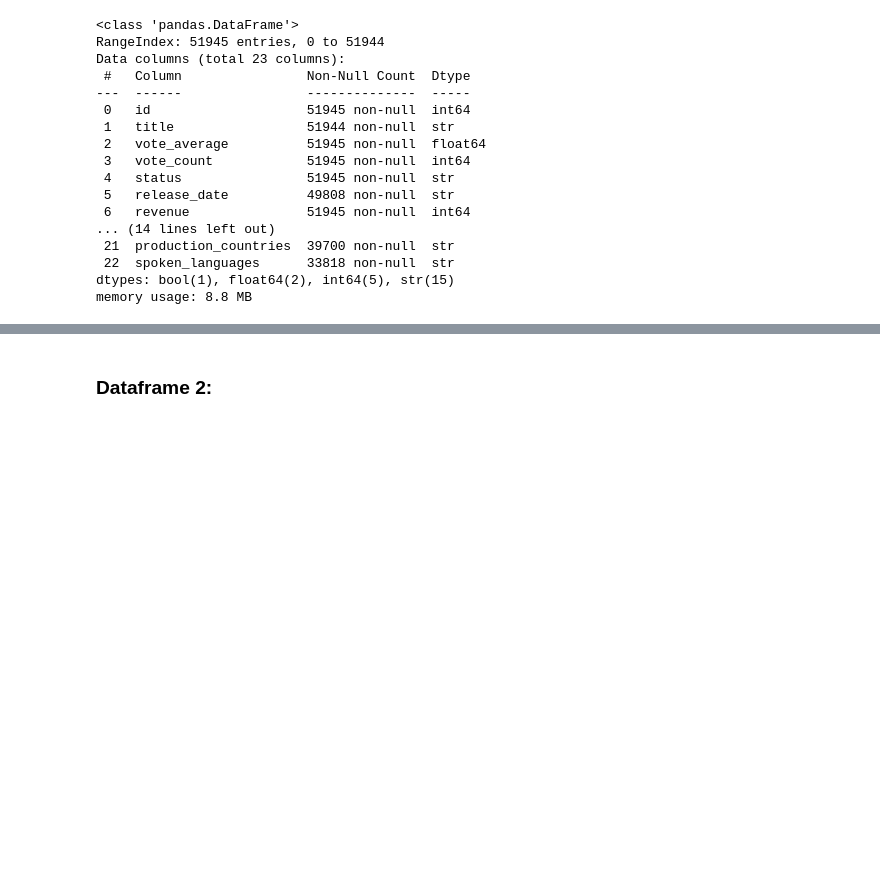
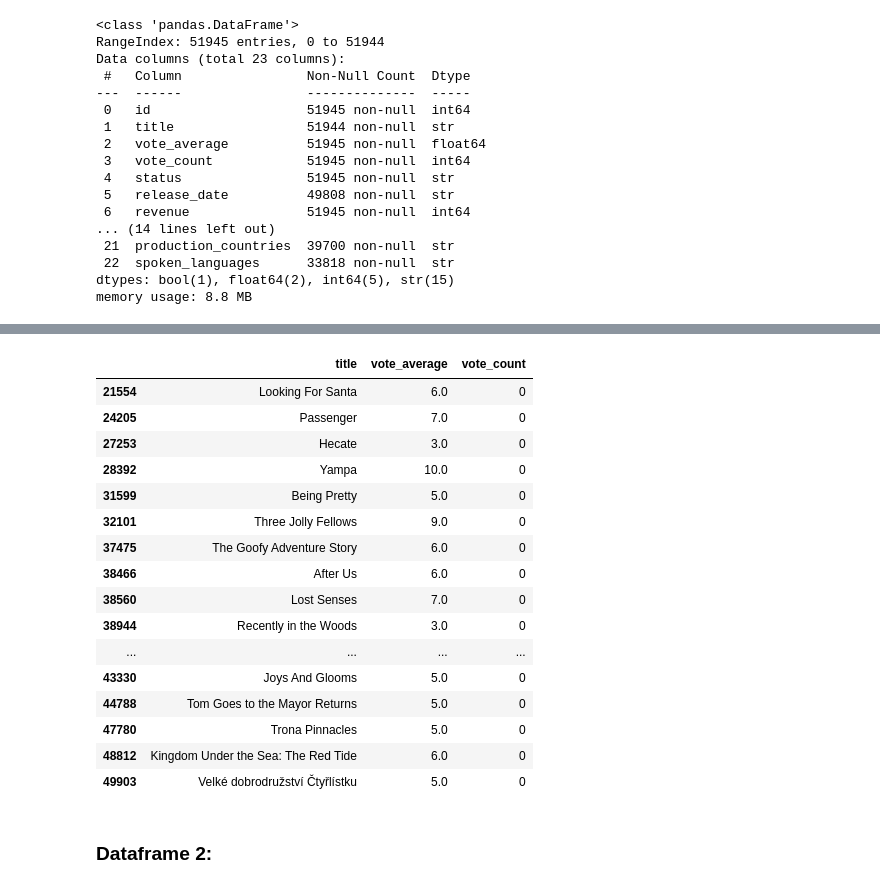
Before and after one commit to egarr831/EGarrison_ModC_Milestone1_Weeks1-6, a Jupyter notebook: Week1.ipynb, the cells around one changed output, grey strips where cells are left out. Drawn from its saved outputs; the diff is of its cells as text; code cells hidden in the pictures; blank space fills up the shorter version.

```diff
--- a/Week1.ipynb
+++ b/Week1.ipynb
@@ -41,3 +202,26 @@ memory usage: 8.8 MB
+# %%
+df1_animation[
+    (df1_animation["vote_count"] == 0) &
+    (df1_animation["vote_average"] != 0)
+][["title", "vote_average", "vote_count"]]
+# %% [output]
+|  | title | vote_average | vote_count |
+| 21554 | Looking For Santa | 6.0 | 0 |
+| 24205 | Passenger | 7.0 | 0 |
+| 27253 | Hecate | 3.0 | 0 |
+| 28392 | Yampa | 10.0 | 0 |
+| 31599 | Being Pretty | 5.0 | 0 |
+| 32101 | Three Jolly Fellows | 9.0 | 0 |
+| 37475 | The Goofy Adventure Story | 6.0 | 0 |
+| 38466 | After Us | 6.0 | 0 |
+| 38560 | Lost Senses | 7.0 | 0 |
+| 38944 | Recently in the Woods | 3.0 | 0 |
+| ... | ... | ... | ... |
+| 43330 | Joys And Glooms | 5.0 | 0 |
+| 44788 | Tom Goes to the Mayor Returns | 5.0 | 0 |
+| 47780 | Trona Pinnacles | 5.0 | 0 |
+| 48812 | Kingdom Under the Sea: The Red Tide | 6.0 | 0 |
+| 49903 | Velké dobrodružství Čtyřlístku | 5.0 | 0 |
 # %% [markdown]
 ### Dataframe 2:
 # %%
```
Also changed, not shown: parts of 16 cells of this notebook.
